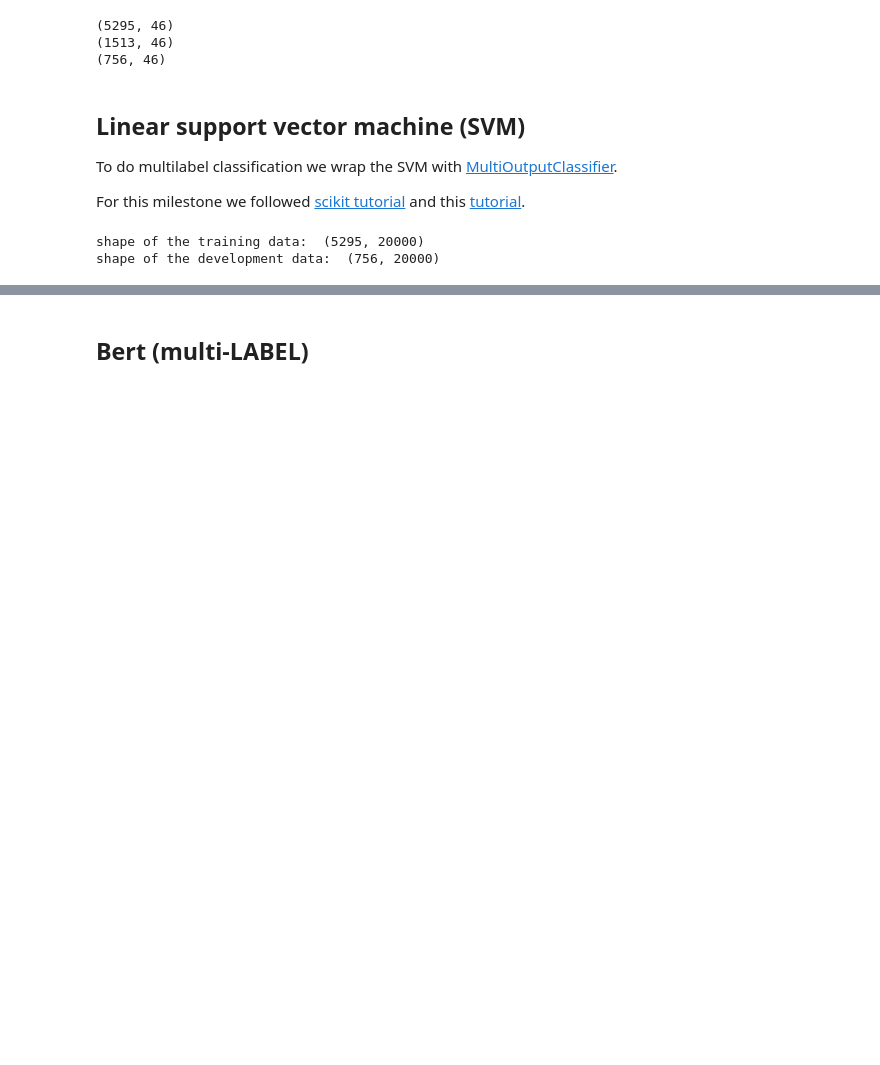
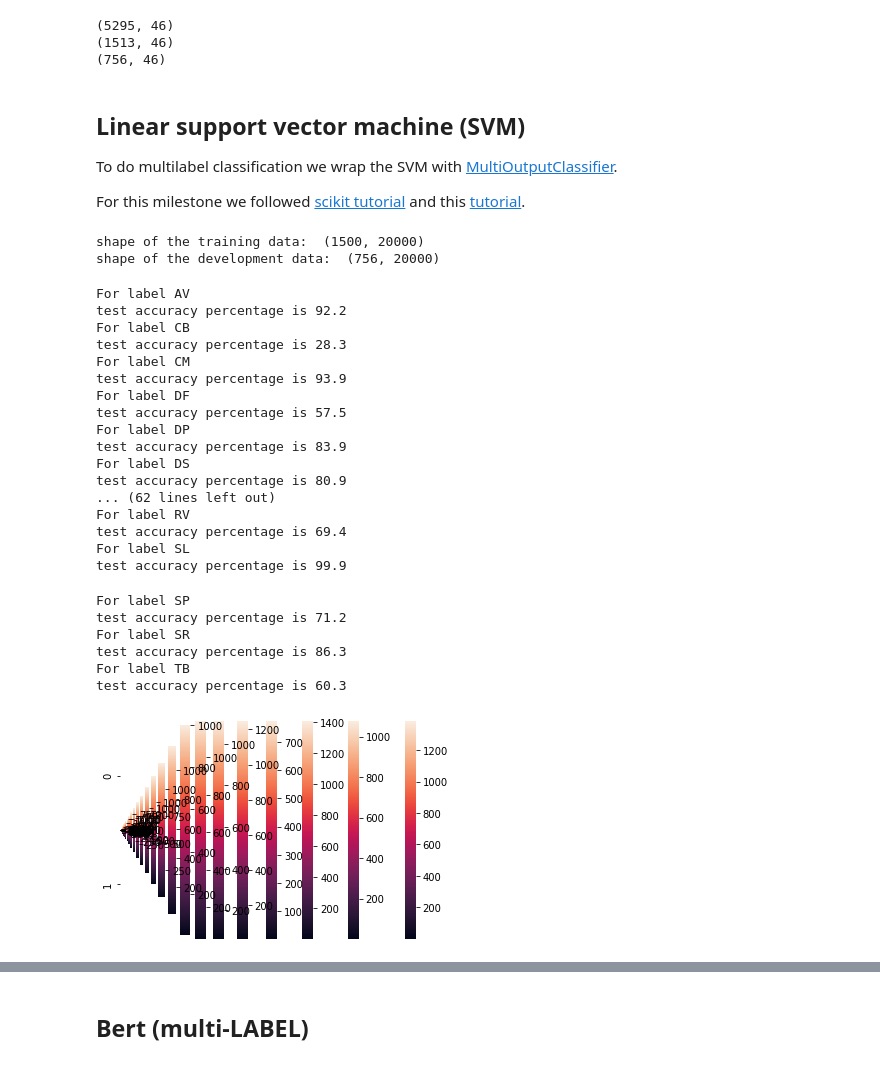
Before and after one commit to HannaKi/DL_HLT_2020_groupwork, a Jupyter notebook: Text_Classification_task_Hanna_4_MS_3.ipynb, the cells around one changed output, grey strips where cells are left out. Cells and saved outputs as stored; diff of their text form; code cells hidden in the pictures; blank space fills up the shorter version.

```diff
--- a/Text_Classification_task_Hanna_4_MS_3.ipynb
+++ b/Text_Classification_task_Hanna_4_MS_3.ipynb
@@ -1704,17 +1704,17 @@ print(dev.shape)
 # separate X (features) and Y (labels) for training data and x and y for development data
 
 # train
-X = train['text'] # features
-Y = train.drop(['regs', 'label','text', 'data'], axis=1) # labels
+X_ = train['text'] # features
+Y_ = train.drop(['regs', 'label','text', 'data'], axis=1) # labels
 
 # dev
-x = dev['text']
-y = dev.drop(['regs', 'label','text', 'data'], axis=1)
+x_ = dev['text']
+y_ = dev.drop(['regs', 'label','text', 'data'], axis=1)
 
 # test
-test_feats = test['text']
-true_labels = test.drop(['regs', 'label','text', 'data'], axis=1) # true labels (one-hot encoded) for testing the model predictions
-true_regs = test['regs']
+test_feats_ = test['text']
+true_labels_ = test.drop(['regs', 'label','text', 'data'], axis=1) # true labels (one-hot encoded) for testing the model predictions
+true_regs_ = test['regs']
 # %% [markdown]
 ## Linear support vector machine (SVM)
 
@@ -1729,9 +1729,9 @@ from sklearn.preprocessing import StandardScaler
 
 vectorizer = TfidfVectorizer(max_features = 20000, ngram_range = (1,1))
 
-train_feature_matrix = vectorizer.fit_transform(X)
-dev_feature_matrix = vectorizer.transform(x)
-test_feature_matrix = vectorizer.transform(test_feats)
+train_feature_matrix = vectorizer.fit_transform(X_)
+dev_feature_matrix = vectorizer.transform(x_)
+test_feature_matrix = vectorizer.transform(test_feats_)
 
 # for grid search:
 # XG = vectorizer.fit_transform(XG)
@@ -1747,28 +1747,61 @@ print("shape of the training data: ", train_fm.shape)
 print("shape of the development data: ", dev_fm.shape)
 # print("shape of the  data: ", XG.shape)
 # %% [output]
-shape of the training data:  (5295, 20000)
+shape of the training data:  (1500, 20000)
 shape of the development data:  (756, 20000)
 # %%
 # guide for multiouput moldel for one hot encoded data: https://towardsdatascience.com/multi-label-text-classification-with-scikit-learn-30714b7819c5
 # and https://scikit-learn.org/stable/modules/multiclass.html#one-vs-the-rest
 
 from sklearn.pipeline import Pipeline
 from sklearn.linear_model import SGDClassifier
 from sklearn.multiclass import OneVsRestClassifier
 
-cat = Y.columns.values.tolist() # labels/registers
+cat = Y_.columns.values.tolist() # labels/registers
+estimator = SGDClassifier(loss='hinge', random_state=42, alpha=0.0001, max_iter=40, early_stopping=True)
 
-SVM_pipeline = Pipeline([
-                ('clf', OneVsRestClassifier(SGDClassifier(loss='hinge', random_state=42, alpha=0.0001, max_iter=40, early_stopping=True))),
+testi = MultiOutputClassifier(estimator=estimator)
+
+SGDC_pipeline = Pipeline([
+                ('clf', OneVsRestClassifier(estimator)),
             ])
 for category in cat:
-    print('... Processing {}'.format(category))
+    print("For label {}".format(category))
     # train the model using X_dtm & y
-    SVM_pipeline.fit(train_feature_matrix, Y[category])
+    SVM_pipeline.fit(train_feature_matrix, Y_[category])
     # compute the testing accuracy
     prediction = SVM_pipeline.predict(test_fm)
-    print('Test accuracy is {}'.format(accuracy_score(true_labels[category], prediction)))
+    print("test accuracy percentage is {}".format(round(accuracy_score(true_labels[category], prediction) *100, 1)))
+    cnf = confusion_matrix(true_labels[category], prediction)
+    sns.heatmap(cnf)
+
+#round(accuracy_score(true_labels, preds)*100,1), "percent")
+#testi.fit(train_feature_matrix, Y)
+# %% [output]
+For label AV
+test accuracy percentage is 92.2
+For label CB
+test accuracy percentage is 28.3
+For label CM
+test accuracy percentage is 93.9
+For label DF
+test accuracy percentage is 57.5
+For label DP
+test accuracy percentage is 83.9
+For label DS
+test accuracy percentage is 80.9
+... (62 lines left out)
+For label RV
+test accuracy percentage is 69.4
+For label SL
+test accuracy percentage is 99.9
+For label SP
+test accuracy percentage is 71.2
+For label SR
+test accuracy percentage is 86.3
+For label TB
+test accuracy percentage is 60.3
+[figure, added]
 # %%
 # https://www.datatechnotes.com/2020/03/multi-output-classification-with-multioutputclassifier.html
 from sklearn.metrics import multilabel_confusion_matrix
```
Also changed, not shown: parts of 11 cells of this notebook.
